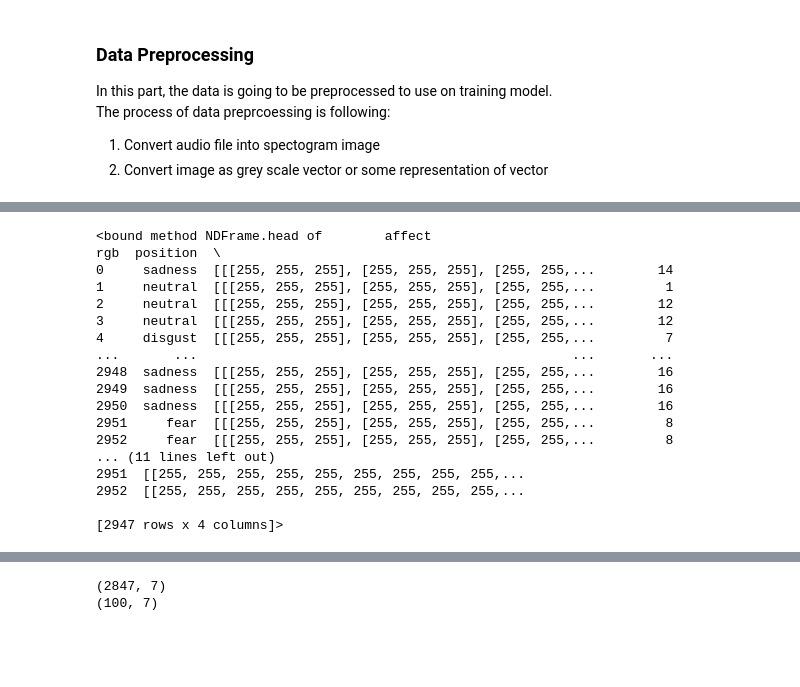
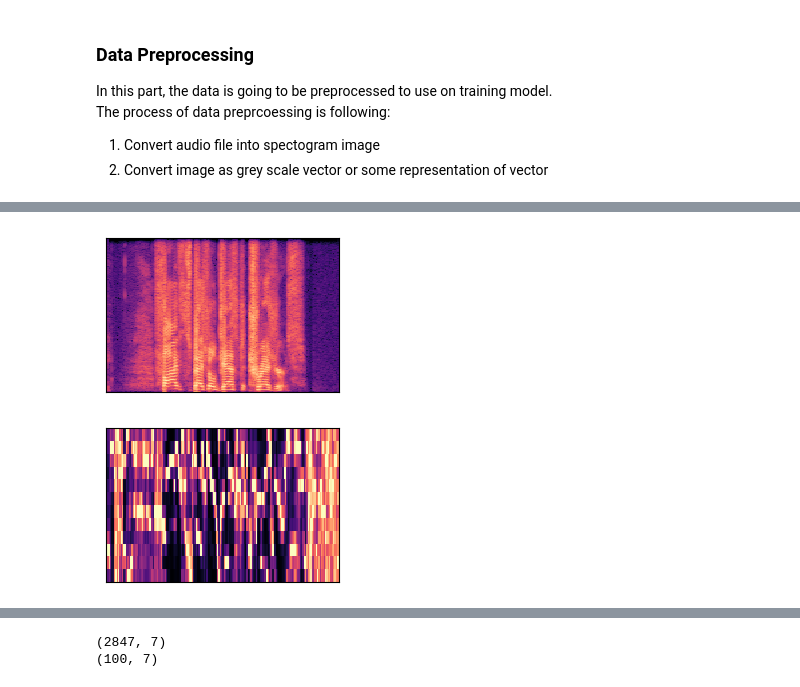
Before and after one commit to Andrew-JG-Ha/BERSt_Vocal_Emotion_Recognition, a Jupyter notebook: models/CNN.ipynb, the cells around one changed output, grey strips where cells are left out. Drawn from its saved outputs; the diff is of its cells as text; code cells hidden in the pictures; blank space fills up the shorter version.

```diff
--- a/models/CNN.ipynb
+++ b/models/CNN.ipynb
@@ -129,22 +183,0 @@ KeyboardInterrupt:
-# %%
-position_dict = {"Hold your phone next to your face with the mic facing your mouth as you would in a phone conversation 1/19": 0,
-                "Hold your phone next to your face but with the mic/phone facing away from your face 2/19": 1,
-                "Hold your phone next to your face with your hand covering the mic 3/19": 2,
-                "Hold your phone next to your hip with the back of phone on your palm 4/19": 3,
-                "Hold your phone next to your hip with your hand covering the mic 5/19": 4,
-                "Place your phone in your pocket 6/19": 5,
-                "Place your phone in a bag and hold it next to your hip 7/19": 6,
-                "Place phone 1-2 meters away face up on any surface 8/19": 7,
-                "Place phone 1-2 meters away face down on a hard surface 9/19": 8,
-                "Place phone 1-2 meters away face down on a soft surface 10/19": 9,
-                "Place phone 1-2 meters away in a bag 11/19": 10,
-                "Place phone on the opposite side of the room face up on any surface 12/19": 11,
-                "Place phone on the opposite side of the room face down on a hard surface 13/19": 12,
-                "Place phone on the opposite side of the room face down on a soft surface 14/19": 13,
-                "Place phone on the opposite side of the room in a bag 15/19": 14,
-                "Place phone as far away as possible while on on the opposite side of a wall from you face up on any surface 16/19": 15,
-                "Place phone as far away as possible while on on the opposite side of a wall from you face down on a hard surface 17/19": 16,
-                "Place phone as far away as possible while on on the opposite side of a wall from you face down on a soft surface 18/19": 17,
-                "Place phone as far away as possible while on on the opposite side of a wall from you in a bag 19/19": 18}
-data['position'] = data['position'].map(position_dict)
-data.head
@@ -166,30 +184,21 @@ data.head
-# %%
-data = data.drop(data[data.position.isna()].index)
-data['position'] = data['position'].astype('uint8')
-# %%
-def grayscale(row):
-    return(row['rgb'].dot([[0.299],[0.587],[0.114]]).reshape(200,300).astype('uint8'))
-
-data['gray'] = data.apply(grayscale, axis=1)
-data.head
-# %% [output]
-<bound method NDFrame.head of        affect                                                rgb  position  \
-0     sadness  [[[255, 255, 255], [255, 255, 255], [255, 255,...        14
-1     neutral  [[[255, 255, 255], [255, 255, 255], [255, 255,...         1
-2     neutral  [[[255, 255, 255], [255, 255, 255], [255, 255,...        12
-3     neutral  [[[255, 255, 255], [255, 255, 255], [255, 255,...        12
-4     disgust  [[[255, 255, 255], [255, 255, 255], [255, 255,...         7
-...       ...                                                ...       ...
-2948  sadness  [[[255, 255, 255], [255, 255, 255], [255, 255,...        16
-2949  sadness  [[[255, 255, 255], [255, 255, 255], [255, 255,...        16
-2950  sadness  [[[255, 255, 255], [255, 255, 255], [255, 255,...        16
-2951     fear  [[[255, 255, 255], [255, 255, 255], [255, 255,...         8
-2952     fear  [[[255, 255, 255], [255, 255, 255], [255, 255,...         8
-... (11 lines left out)
-2951  [[255, 255, 255, 255, 255, 255, 255, 255, 255,...
-2952  [[255, 255, 255, 255, 255, 255, 255, 255, 255,...
-
-[2947 rows x 4 columns]>
+# %%
+y, sr = librosa.load('..'+data['file_path'][1])
+S = np.abs(librosa.stft(y))
+S_dB = librosa.power_to_db(S, ref=np.max)
+fig, ax = plt.subplots()
+fig.set_size_inches(3,2)
+image = librosa.display.specshow(S_dB, sr=sr,ax=ax)
+fig.canvas.draw()
+# %% [output]
+[figure, added]
+# %%
+chromagram = librosa.feature.chroma_stft(y=y, sr=sr)
+fig, ax = plt.subplots()
+fig.set_size_inches(3,2)
+image = librosa.display.specshow(chromagram, sr=sr,ax=ax)
+fig.canvas.draw()
+# %% [output]
+[figure, added]
 # %%
 valid = data.sample(n=100)
 train = data.drop(valid.index)
```
Also changed, not shown: parts of 33 cells of this notebook, 2 other files.
